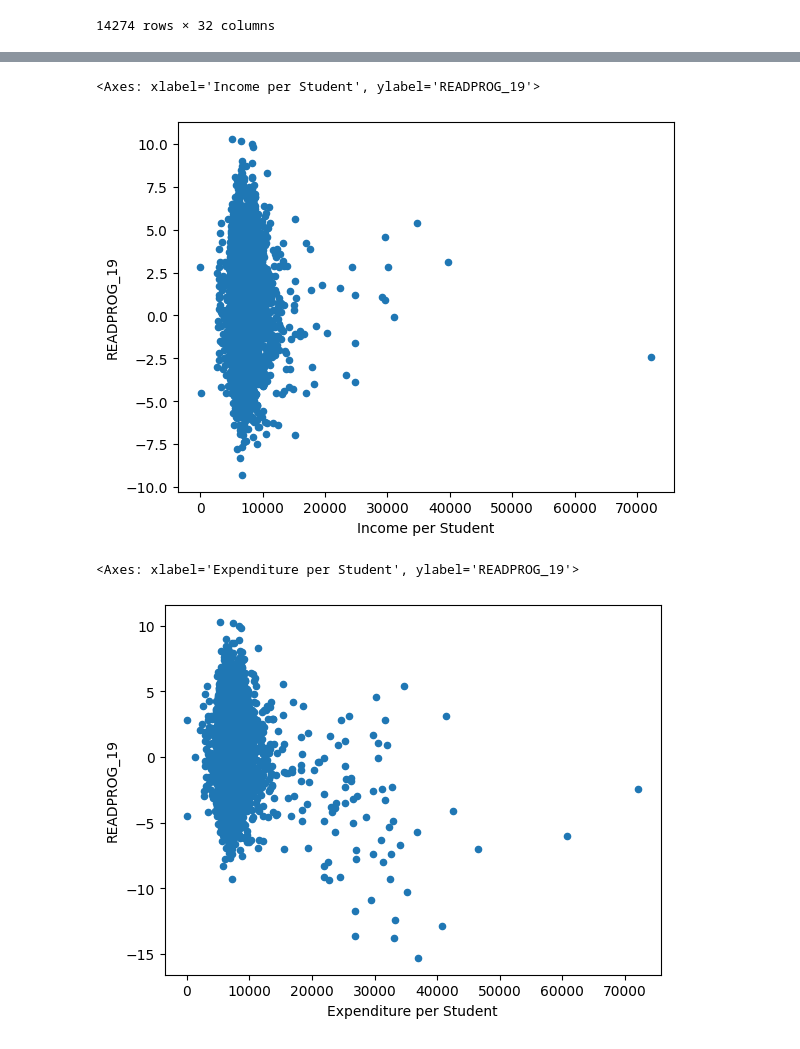
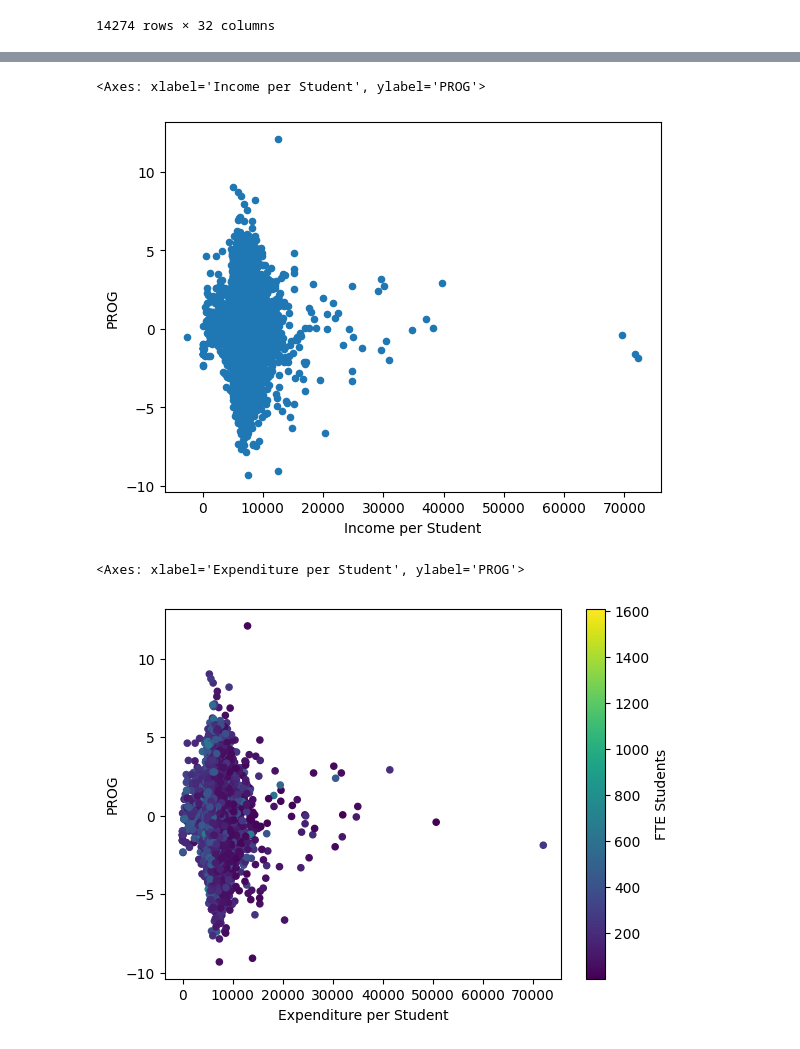
Before and after one commit to andrewmccall/schools, a Jupyter notebook: analysis.ipynb, the cells around one changed output, grey strips where cells are left out. Saved outputs shown, nothing was run; the diff lists cells and outputs as text; code cells hidden in the pictures.

Commit message:
Graphs updated

```diff
--- a/analysis.ipynb
+++ b/analysis.ipynb
@@ -138,8 +111,8 @@ memory usage: 2.8+ MB
 # Determine how financial prudance is measured in the education sector
 # Total income, total expenditure, pupil numbers
 
-df[['URN', 'School Name', 'Region', 'LA','Full time equivalent number of pupils in school', 'Total Income', 'Total Expenditure']]
-df["Income per Student"] = df2['Total Income'] / df2['Full time equivalent number of pupils in school']
-df["Expenditure per Student"] = df2['Total Expenditure'] / df2['Full time equivalent number of pupils in school']
+df[['URN', 'School Name', 'Region', 'FTE Students', 'Total Income', 'Total Expenditure']]
+df["Income per Student"] = df['Total Income'] / df['FTE Students']
+df["Expenditure per Student"] = df['Total Expenditure'] / df['FTE Students']
 df
 # %% [output]
@@ -164,11 +137,11 @@ df.loc[(df2['Overall Phase'] == 'Primary') & (df2['Region'] != 'London')].plot.s
 # %%
 
-df2['IE Ratio'] = (df2['Total Expenditure'] / df2['Total Income'])
+df['IE Ratio'] = (df['Total Expenditure'] / df['Total Income'])
 
-print('Mean IE Ratio:', df2['IE Ratio'].mean())
-print('Median IE Ratio:', df2['IE Ratio'].median())
-print('Min IE Ratio:', df2['IE Ratio'].min())
-print('Max IE Ratio:', df2['IE Ratio'].max())
+print('Mean IE Ratio:', df['IE Ratio'].mean())
+print('Median IE Ratio:', df['IE Ratio'].median())
+print('Min IE Ratio:', df['IE Ratio'].min())
+print('Max IE Ratio:', df['IE Ratio'].max())
 
-print('STD IE Ratio:', df2['IE Ratio'].std())
+print('STD IE Ratio:', df['IE Ratio'].std())
 # %% [output]
@@ -180,6 +153,7 @@ STD IE Ratio: 0.07403596857514683
 # %%
-test = df2[~pd.to_numeric(df2['READ_AVERAGE'], errors='coerce').isnull()]
-#test["OP"] = test[~pd.to_numeric(test['READPROG_19'], errors='coerce').isnull()]
-
-test.plot.scatter(x='IE Ratio', y='READPROG_19')
+test = df[~pd.to_numeric(df['READPROG'], errors='coerce').isnull()]
+test = test[~pd.to_numeric(test['WRITPROG'], errors='coerce').isnull()]
+test = test[~pd.to_numeric(test['MATPROG'], errors='coerce').isnull()]
+test['PROG'] = (test['READPROG'] + test['WRITPROG'] + test['MATPROG']) / 3
+test.plot.scatter(x='IE Ratio', y='PROG')
 # %% [output]
@@ -188,11 +162,11 @@ test.plot.scatter(x='IE Ratio', y='READPROG_19')
 # %%
-test.plot.scatter(x='Income per Student', y='READPROG_19')
+test.plot.scatter(x='Income per Student', y='PROG')
 # %% [output]
-<Axes: xlabel='Income per Student', ylabel='READPROG_19'>
+<Axes: xlabel='Income per Student', ylabel='PROG'>
-[figure, old version]
+[figure, new version]
 # %%
-test.plot.scatter(x='Expenditure per Student', y='READPROG_19')
+test.plot.scatter(x='Expenditure per Student', y='PROG', c='FTE Students')
 # %% [output]
-<Axes: xlabel='Expenditure per Student', ylabel='READPROG_19'>
+<Axes: xlabel='Expenditure per Student', ylabel='PROG'>
-[figure, old version]
+[figure, new version]
 # %%
```
Also changed, not shown: parts of 15 cells of this notebook, 1 other file.
